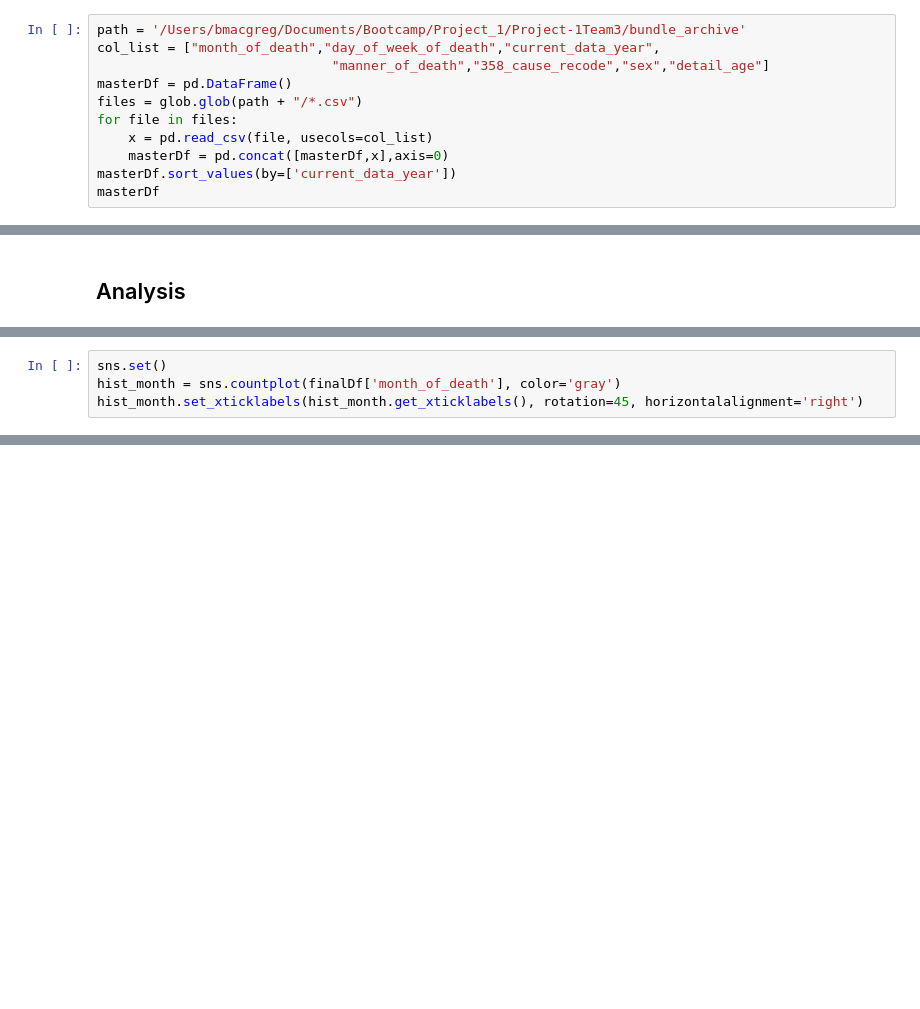
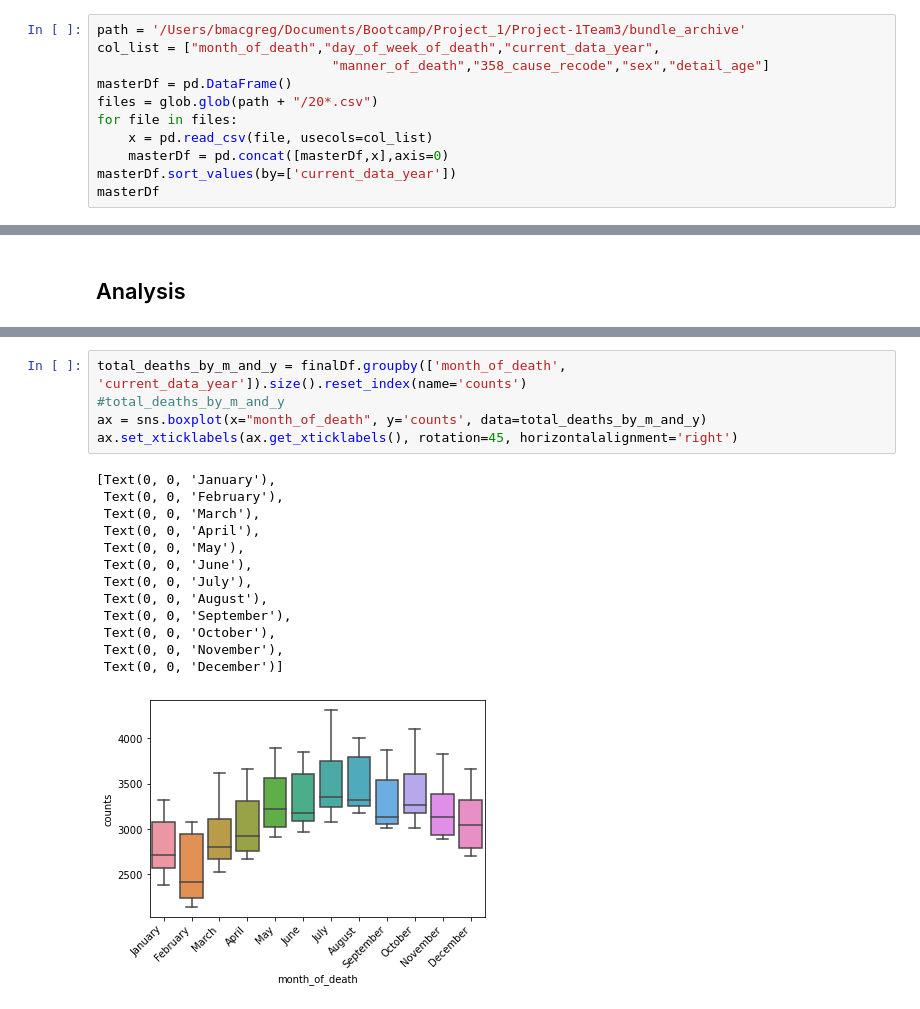
Before and after one commit to MimiBebe/Project-1Team3, a Jupyter notebook: Barbara.ipynb, the cells around one changed output, grey strips where cells are left out. Drawn from its saved outputs; the diff is of its cells as text; blank space fills up the shorter version.

```diff
--- a/Barbara.ipynb
+++ b/Barbara.ipynb
@@ -28,7 +33,7 @@ path = '/Users/bmacgreg/Documents/Bootcamp/Project_1/Project-1Team3/bundle_archi
 col_list = ["month_of_death","day_of_week_of_death","current_data_year",
                               "manner_of_death","358_cause_recode","sex","detail_age"]
 masterDf = pd.DataFrame()
-files = glob.glob(path + "/*.csv")
+files = glob.glob(path + "/20*.csv")
 for file in files:
     x = pd.read_csv(file, usecols=col_list)
     masterDf = pd.concat([masterDf,x],axis=0)
@@ -185,4 +341,0 @@ hist_month = finalDf['month_of_death'].value_counts()[["January", "February", "M
-# %%
-sns.set()
-hist_month = sns.countplot(finalDf['month_of_death'], color='gray')
-hist_month.set_xticklabels(hist_month.get_xticklabels(), rotation=45, horizontalalignment='right')
@@ -188,0 +349,19 @@ hist_month.set_xticklabels(hist_month.get_xticklabels(), rotation=45, horizontal
+# %%
+total_deaths_by_m_and_y = finalDf.groupby(['month_of_death', 'current_data_year']).size().reset_index(name='counts')
+#total_deaths_by_m_and_y
+ax = sns.boxplot(x="month_of_death", y='counts', data=total_deaths_by_m_and_y)
+ax.set_xticklabels(ax.get_xticklabels(), rotation=45, horizontalalignment='right')
+# %% [output]
+[Text(0, 0, 'January'),
+ Text(0, 0, 'February'),
+ Text(0, 0, 'March'),
+ Text(0, 0, 'April'),
+ Text(0, 0, 'May'),
+ Text(0, 0, 'June'),
+ Text(0, 0, 'July'),
+ Text(0, 0, 'August'),
+ Text(0, 0, 'September'),
+ Text(0, 0, 'October'),
+ Text(0, 0, 'November'),
+ Text(0, 0, 'December')]
+[figure, added]
```
Also changed, not shown: parts of 38 cells of this notebook, 2 other files.
